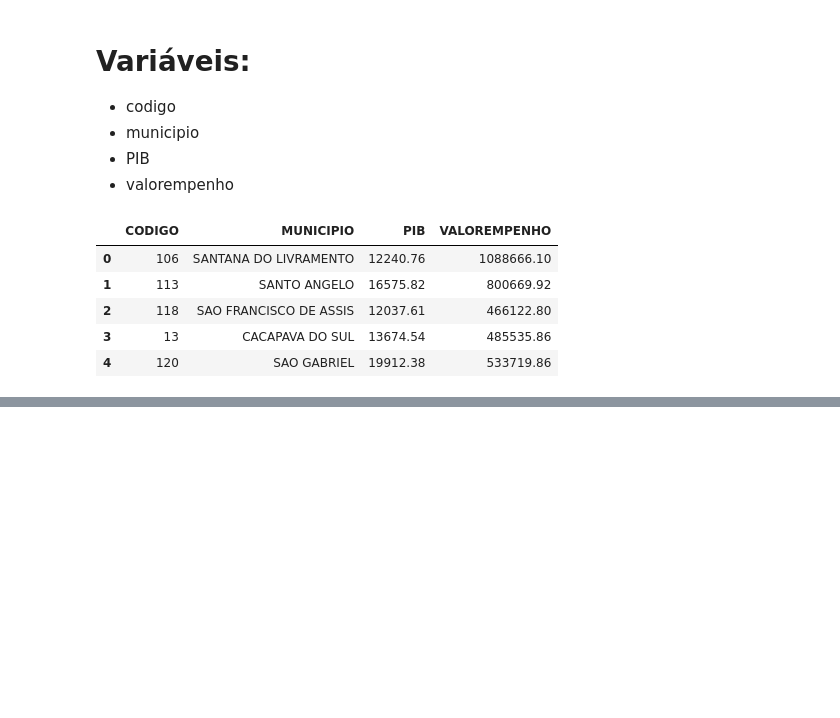
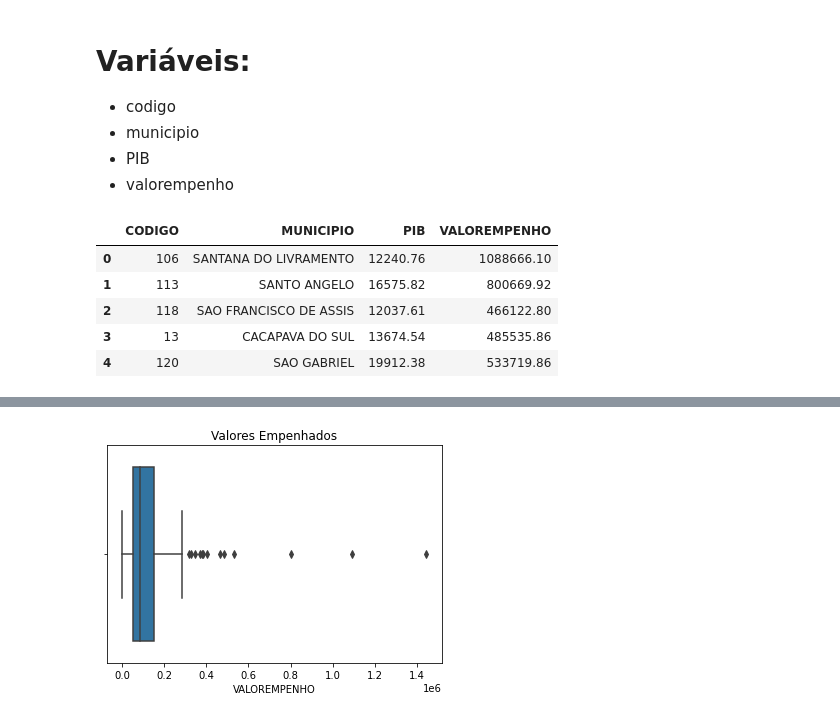
Before and after one commit to emariot/Tratamento_Dados_R_Python, a Jupyter notebook: Python/Exploração_Dados_Municipios.ipynb, the cells around one changed output, grey strips where cells are left out. Cells and saved outputs as stored; diff of their text form; code cells hidden in the pictures; blank space fills up the shorter version.

```diff
--- a/Python/Exploração_Dados_Municipios.ipynb
+++ b/Python/Exploração_Dados_Municipios.ipynb
@@ -21,0 +37,4 @@ data.head()
+# %%
+sns.boxplot(data.VALOREMPENHO).set_title('Valores Empenhados');
+# %% [output]
+[figure, added]
```
Also changed, not shown: parts of 16 cells of this notebook.
